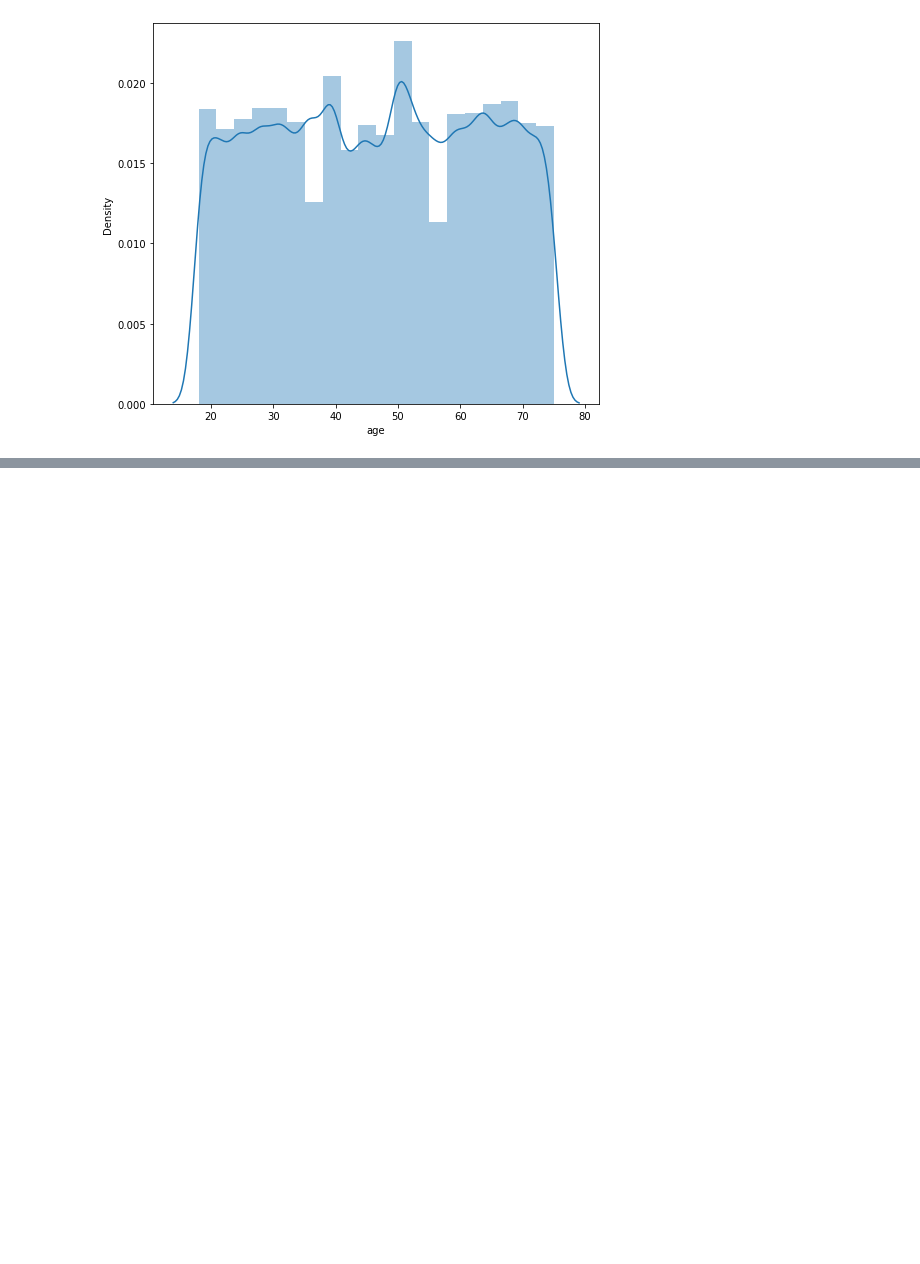
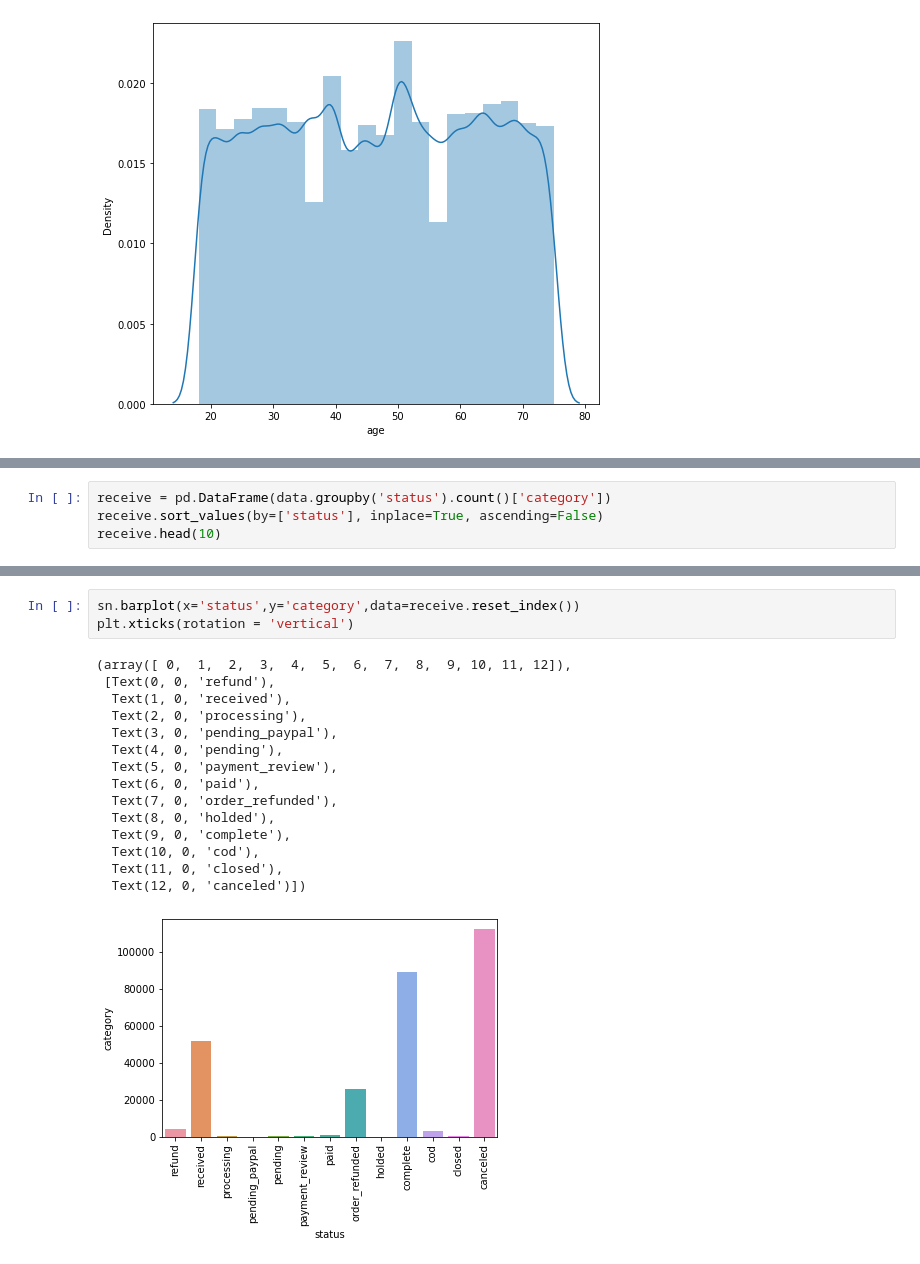
Before and after one commit to Nitish36/Customer_Analysis_Hackathon_DA, a Jupyter notebook: CustomerAnalysis.ipynb, the cells around one changed output, grey strips where cells are left out. Cells and saved outputs as stored; diff of their text form; blank space fills up the shorter version.

```diff
--- a/CustomerAnalysis.ipynb
+++ b/CustomerAnalysis.ipynb
@@ -210,0 +296,4 @@ plt.show()
+# %%
+receive = pd.DataFrame(data.groupby('status').count()['category'])
+receive.sort_values(by=['status'], inplace=True, ascending=False)
+receive.head(10)
@@ -210,0 +313,19 @@ plt.show()
+# %%
+sn.barplot(x='status',y='category',data=receive.reset_index())
+plt.xticks(rotation = 'vertical')
+# %% [output]
+(array([ 0,  1,  2,  3,  4,  5,  6,  7,  8,  9, 10, 11, 12]),
+ [Text(0, 0, 'refund'),
+  Text(1, 0, 'received'),
+  Text(2, 0, 'processing'),
+  Text(3, 0, 'pending_paypal'),
+  Text(4, 0, 'pending'),
+  Text(5, 0, 'payment_review'),
+  Text(6, 0, 'paid'),
+  Text(7, 0, 'order_refunded'),
+  Text(8, 0, 'holded'),
+  Text(9, 0, 'complete'),
+  Text(10, 0, 'cod'),
+  Text(11, 0, 'closed'),
+  Text(12, 0, 'canceled')])
+[figure, added]
```
Also changed, not shown: parts of 15 cells of this notebook.
